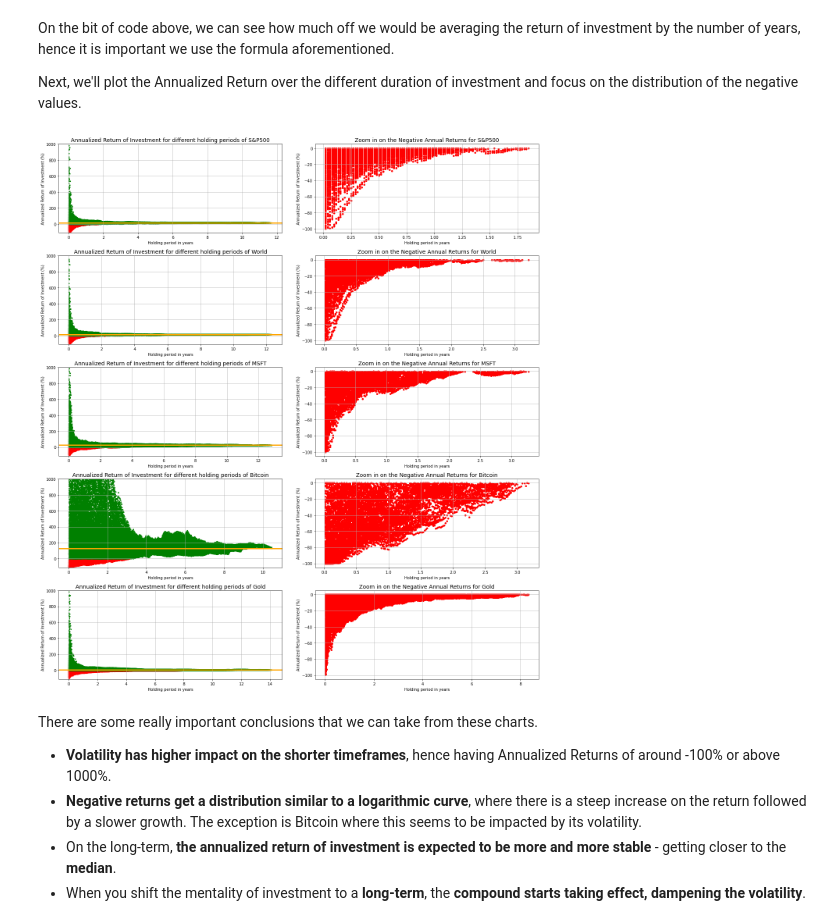
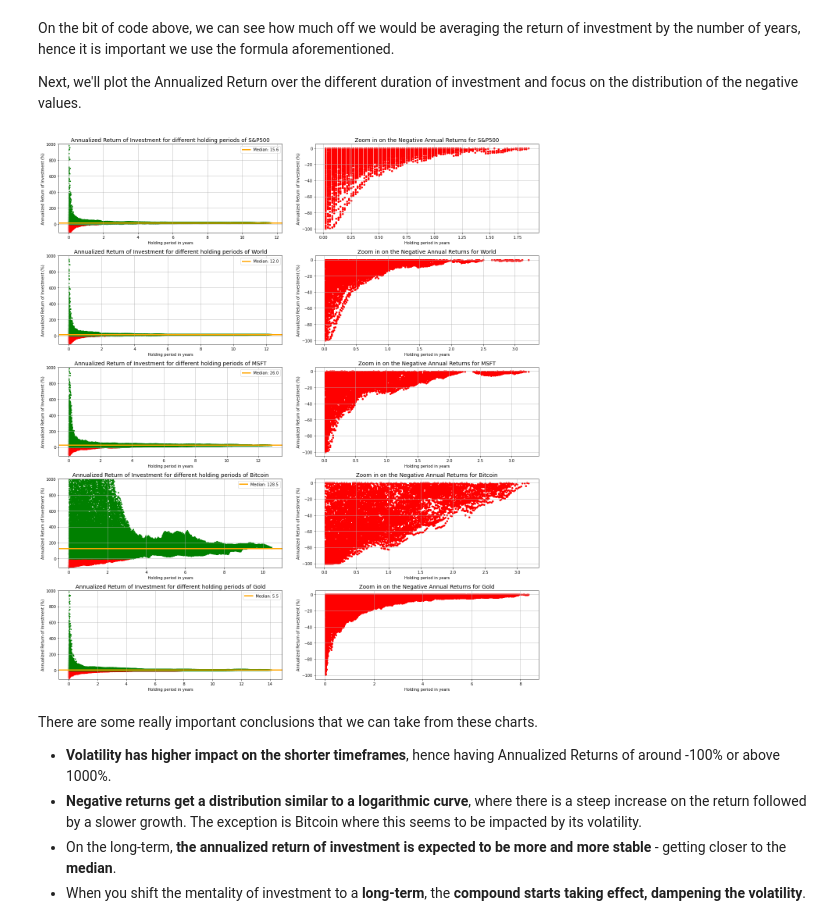
Before and after one commit to pccostapt/Time-in-the-market---how-long-is-long-enough, a Jupyter notebook: Time_in_the_Market_how_long_is_long_enough_.ipynb, the cells around one changed output. Drawn from its saved outputs; the diff is of its cells as text; code cells hidden in the pictures.

```diff
--- a/Time_in_the_Market_how_long_is_long_enough_.ipynb
+++ b/Time_in_the_Market_how_long_is_long_enough_.ipynb
@@ -611,30 +611,32 @@ Next, we'll plot the Annualized Return over the different duration of investment
 # %%
 fig, ax = plt.subplots(5, 2, figsize=(18,20), tight_layout=True)
 
 inflation = 0
 
 for asset, i in zip(list_assets, range(0,5)):
   #plot values under or equal to inflation
   ax[i,0].scatter(df_roi['Duration'][(df_roi['Annual ROI'] <= inflation) & (df_roi['Asset']==asset)]/52, df_roi['Annual ROI'][(df_roi['Annual ROI'] <= inflation) & (df_roi['Asset']==asset)], c="red", s=5)
   #plot values above the inflation
   ax[i,0].scatter(df_roi['Duration'][(df_roi['Annual ROI'] > inflation) & (df_roi['Asset']==asset)]/52, df_roi['Annual ROI'][(df_roi['Annual ROI'] > inflation) & (df_roi['Asset']==asset)], c="green", s=5)
   #draw median
-  ax[i,0].axhline(y=df_roi['Annual ROI'][(df_roi['Asset']==asset)].median(), color='orange', lw=3)
+  ax[i,0].axhline(y=df_roi['Annual ROI'][(df_roi['Asset']==asset)].median(), color='orange', lw=3, label='Median: ' + str(round(df_roi['Annual ROI'][(df_roi['Asset']==asset)].median(),1)))
+
+  ax[i,0].legend(loc='upper right')
 
   #plot second chart with only negative values
   ax[i,1].scatter(df_roi['Duration'][(df_roi['Annual ROI'] <= inflation) & (df_roi['Asset']==asset)]/52, df_roi['Annual ROI'][(df_roi['Annual ROI'] <= inflation) & (df_roi['Asset']==asset)], c="red", s=15)
 
   ax[i,0].set(xlabel='Holding period in years', ylabel='Annualized Return of Investment (%)')
   ax[i,0].set_title('Annualized Return of Investment for different holding periods of ' + str(asset), fontsize=14)
   ax[i,1].set(xlabel='Holding period in years', ylabel='Annualized Return of Investment (%)')
   ax[i,1].set_title('Zoom in on the Negative Annual Returns for ' + str(asset), fontsize=14)
   ax[i,0].set_ylim([-110, 1000])
   ax[i,0].grid()
   ax[i,1].grid()
 
 plt.show()
 # %% [output]
-[figure, old version]
+[figure, new version]
 # %% [markdown]
 There are some really important conclusions that we can take from these charts.
 
```
Also changed, not shown: parts of 9 cells of this notebook.
